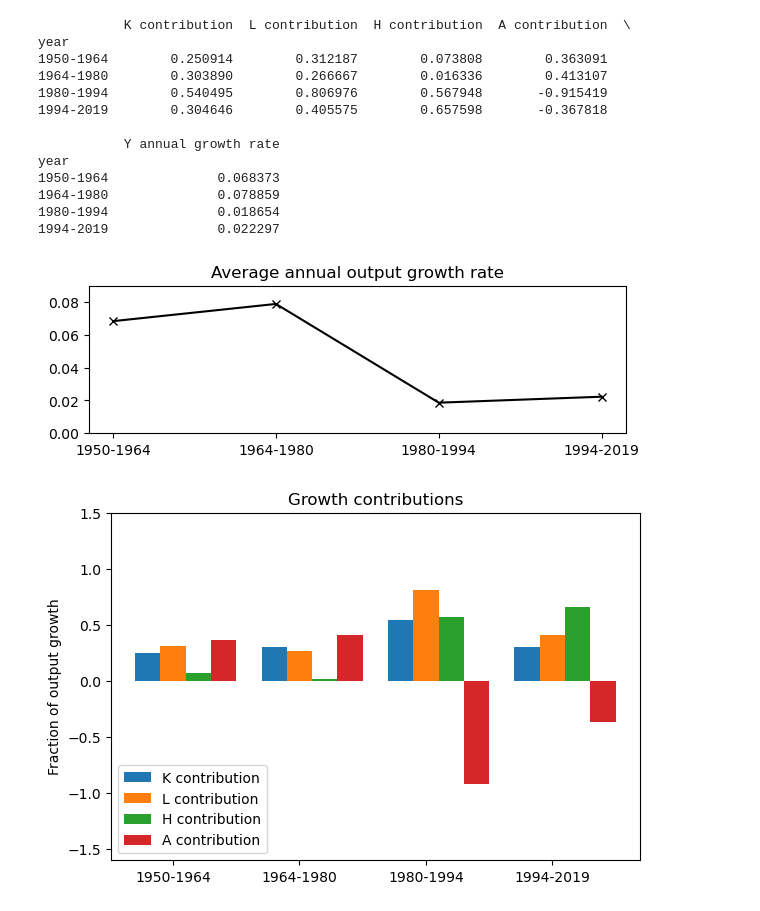
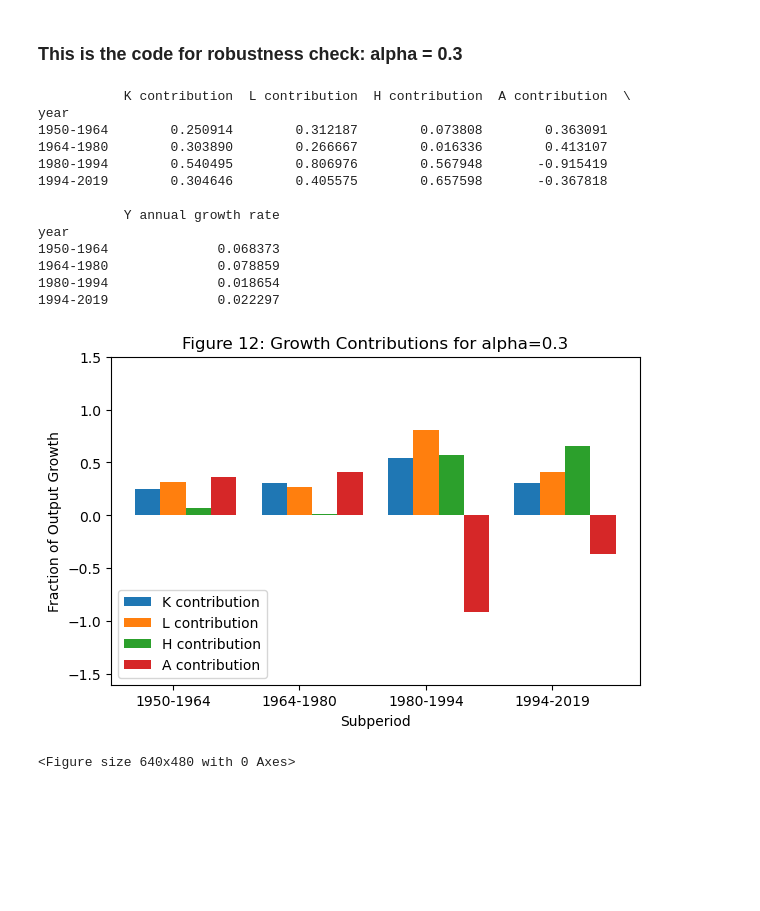
Before and after one commit to Jessie-Fung/ec2b1-brazil, a Jupyter notebook: code/alpha3.ipynb, the cells around one changed output. Drawn from its saved outputs; the diff is of its cells as text; code cells hidden in the pictures; blank space fills up the shorter version.

Commit message:
code comments, edited robustness charts

```diff
--- a/code/alpha3.ipynb
+++ b/code/alpha3.ipynb
@@ -1,3 +1,5 @@
+# %% [markdown]
+### This is the code for robustness check: alpha = 0.3
 # %%
 #importing necessary libraries
 import math
@@ -21,6 +23,7 @@ data_tfp["tfp"] = data_tfp["rgdpna"] / (data_tfp["rnna"]**alpha*(data_tfp["hc"]*
 ln_data_tfp= data_tfp.drop(columns='year').apply(np.log)
 ln_data_tfp['year'] = data_tfp['year']
 # %%
+
 # Compute yearly intervals of the form "1950-1964"
 period_intvls = np.array([f"{y1}-{y2}" for y1, y2 in zip([1950,1964,1980,1994,2019][:-1], [1950,1964,1980,1994,2019][1:])])
 
@@ -45,7 +48,7 @@ df_period_contr = pd.DataFrame(data = np.hstack((period_intvls[:, None],
                                            period_to_annual_Y[:, None])),
                             columns = ['year', 'K contribution', 'L contribution', 'H contribution', 'A contribution', 'Y annual growth rate'])
 
-                            # Set index
+# Set index
 df_period_contr = df_period_contr.set_index('year')
 
 # Specify data type as float64
@@ -53,45 +56,60 @@ df_period_contr = df_period_contr.astype("float64")
 
 print(df_period_contr)
 
-x = np.arange(len(period_intvls))  # the label locations
+# Plot average annual output growth rate
+# Set up label locations
+x = np.arange(len(period_intvls))
 
 fig, ax1 = plt.subplots(layout='constrained', figsize=(6, 2))
-ax1.set_title('Average annual output growth rate')
+ax1.set_title('Figure 5: Average annual output growth rate')
 ax1.plot(x, df_period_contr["Y annual growth rate"], color='black', marker='x', label='Y growth rate')
 ax1.set_xticks(x, period_intvls)
+ax1.set_xlabel('Subperiod')
 ax1.set_ylim(0, 0.09)
 
-width = 0.2  # the width of the bars
+plt.savefig("../figures/Figure 5.png", dpi=300, bbox_inches='tight')
+plt.close(fig)
+
+# Plot growth contributions as a bar chart
+
+# Set the width of the bars
+width = 0.2
+# Set the offset of the bars
 multiplier = 0
 
 fig, ax2 = plt.subplots(layout='constrained', figsize=(6, 4))
 
+# Plot bars for each factor in df_dec_contr
 for factor, contr in df_period_contr.drop(columns = "Y annual growth rate").to_dict("list").items():
+# offset bars so they don't overlap
     offset = width * multiplier
     rects = ax2.bar(x + offset, contr, width, label=factor)
+# offset future bars more every time we add a new bar
     multiplier += 1
 
-# Add some text for labels, title and custom x-axis tick labels, etc.
-ax2.set_title('Growth contributions')
-ax2.set_ylabel('Fraction of output growth')
+# Add labels, title, custom x-axis tick labels, legend, and set min and max y-axis values
+ax2.set_title('Figure 12: Growth Contributions for alpha=0.3')
+ax2.set_xlabel('Subperiod')
+ax2.set_ylabel('Fraction of Output Growth')
 ax2.set_xticks(x + width, period_intvls)
 ax2.legend(loc='lower left', ncols=1)
 ax2.set_ylim(-1.6, 1.5)
 
 plt.show()
+plt.savefig("../figures/Figure 12.png", dpi=300, bbox_inches='tight')
 # %% [output]
            K contribution  L contribution  H contribution  A contribution  \
 year
 1950-1964        0.250914        0.312187        0.073808        0.363091
 1964-1980        0.303890        0.266667        0.016336        0.413107
 1980-1994        0.540495        0.806976        0.567948       -0.915419
 1994-2019        0.304646        0.405575        0.657598       -0.367818
 
            Y annual growth rate
 year
 1950-1964              0.068373
 1964-1980              0.078859
 1980-1994              0.018654
 1994-2019              0.022297
-[figure, old version]
+[figure, new version]
-[figure, removed]
+<Figure size 640x480 with 0 Axes>
```
Also changed, not shown: parts of 1 cell of this notebook, 20 other files.
